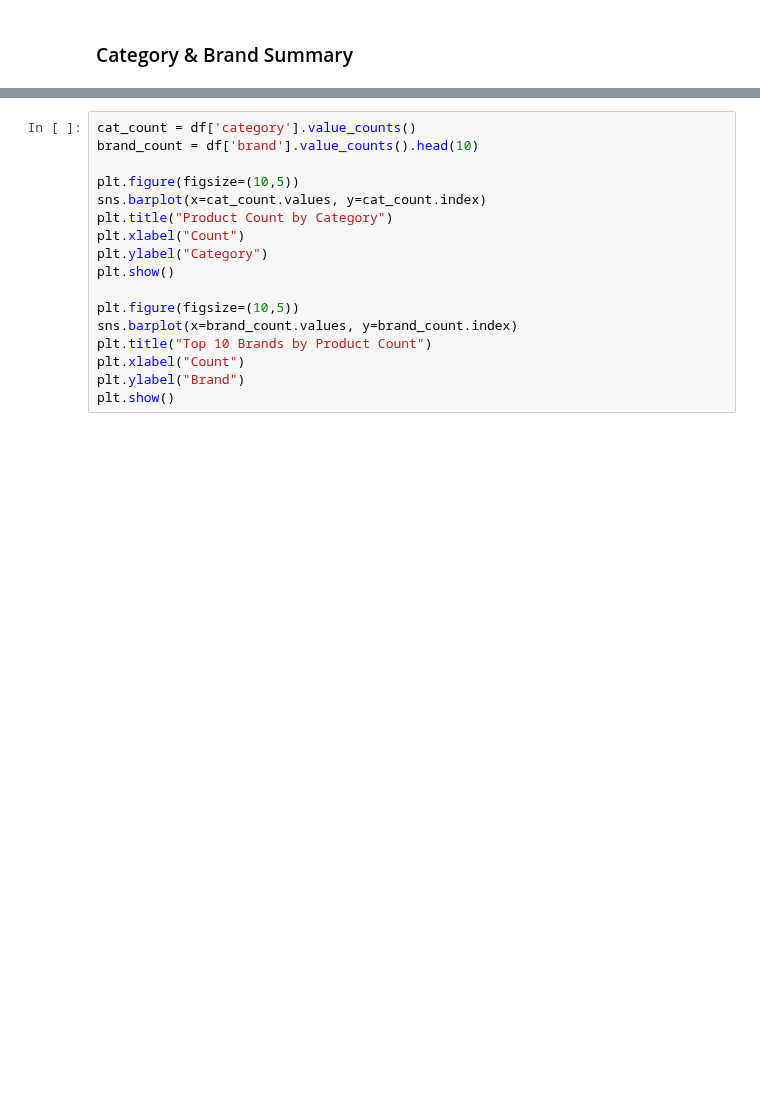
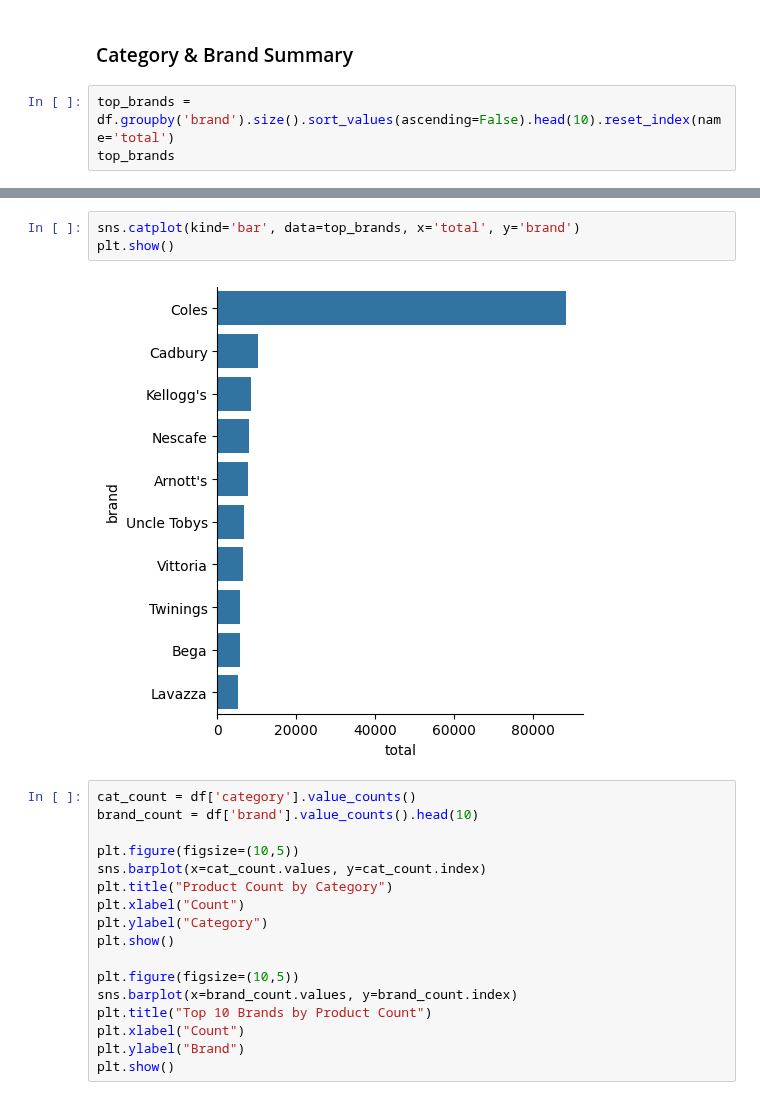
Before and after one commit to binayakhadka/grocery-retail-analytics, a Jupyter notebook: aus.ipynb, the cells around one changed output, grey strips where cells are left out. Cells and saved outputs as stored; diff of their text form; blank space fills up the shorter version.

```diff
--- a/aus.ipynb
+++ b/aus.ipynb
@@ -367,3 +367,6 @@ is_estimated      0.0
 dtype: float64
 # %% [markdown]
 ### Category & Brand Summary ###
+# %%
+top_brands = df.groupby('brand').size().sort_values(ascending=False).head(10).reset_index(name='total')
+top_brands
@@ -370,3 +385,8 @@ dtype: float64
+# %%
+sns.catplot(kind='bar', data=top_brands, x='total', y='brand')
+plt.show()
+# %% [output]
+[figure, added]
 # %%
 cat_count = df['category'].value_counts()
 brand_count = df['brand'].value_counts().head(10)
```
Also changed, not shown: parts of 1 cell of this notebook.
